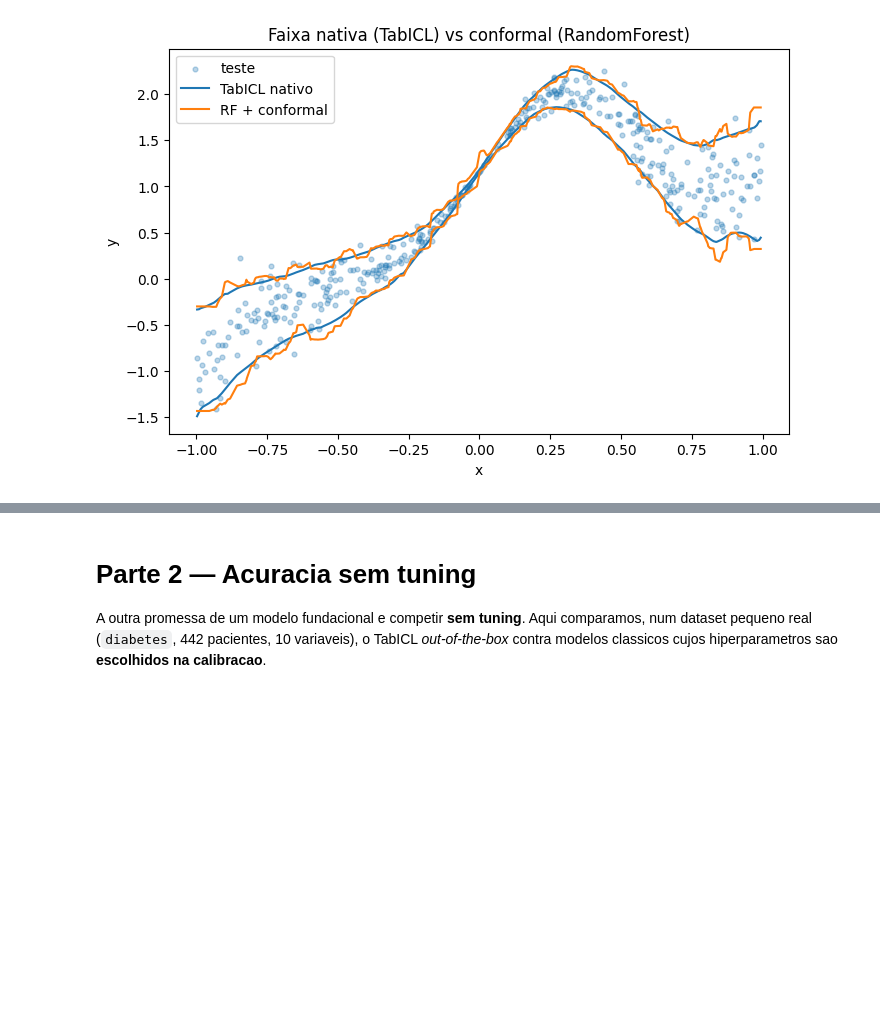
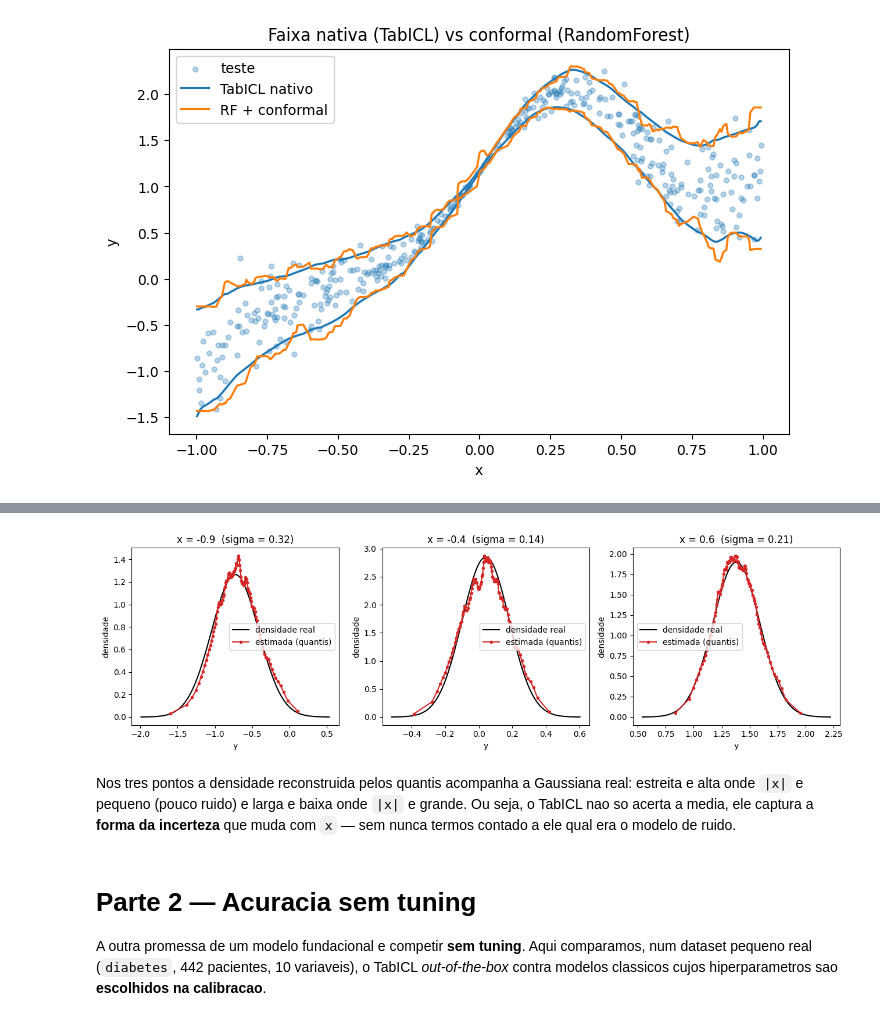
Before and after one commit to thiagorr162/ciencia_dados, a Jupyter notebook: notebooks/projeto2/modelos_fundacionais/modelos_fundacionais.ipynb, the cells around one changed output, grey strips where cells are left out. Drawn from its saved outputs; the diff is of its cells as text; code cells hidden in the pictures; blank space fills up the shorter version.

```diff
--- a/notebooks/projeto2/modelos_fundacionais/modelos_fundacionais.ipynb
+++ b/notebooks/projeto2/modelos_fundacionais/modelos_fundacionais.ipynb
@@ -217,3 +236,36 @@ plt.show()
+# %%
+pontos = [-.9, -0.4, 0.6]
+alphas_grade = np.linspace(0.001, 0.999, 100)
+
+fig, axs = plt.subplots(1, 3, figsize=(13, 4))
+for ax, xq in zip(axs, pontos):
+    # quantis do TabICL nesse ponto
+    q = reg.predict(
+        np.array([[xq]]), output_type="quantiles", alphas=list(alphas_grade)
+    )[0]
+
+    # densidade estimada = derivada da funcao quantilica (diferencas finitas)
+    q_mid = 0.5 * (q[1:] + q[:-1])
+    dens_est = np.diff(alphas_grade) / np.diff(q)
+
+    # densidade real conhecida do gerador
+    mu = xq**3 + 2 * np.exp(-6 * (xq - 0.3)**2)
+    sigma = 0.35 * abs(xq)
+    yy = np.linspace(mu - 4 * sigma, mu + 4 * sigma, 200)
+
+    ax.plot(yy, norm.pdf(yy, mu, sigma), color="black", label="densidade real")
+    ax.plot(q_mid, dens_est, color="tab:red", marker="o", ms=3, label="estimada (quantis)")
+    ax.set_title(f"x = {xq}  (sigma = {sigma:.2f})")
+    ax.set_xlabel("y")
+    ax.set_ylabel("densidade")
+    ax.legend()
+
+plt.tight_layout()
+plt.show()
+# %% [output]
+[figure, added]
+# %% [markdown]
+Nos tres pontos a densidade reconstruida pelos quantis acompanha a Gaussiana real: estreita e alta onde `|x|` e pequeno (pouco ruido) e larga e baixa onde `|x|` e grande. Ou seja, o TabICL nao so acerta a media, ele captura a **forma da incerteza** que muda com `x` — sem nunca termos contado a ele qual era o modelo de ruido.
 # %% [markdown]
 # Parte 2 — Acuracia sem tuning
 
```
Also changed, not shown: parts of 3 cells of this notebook.
